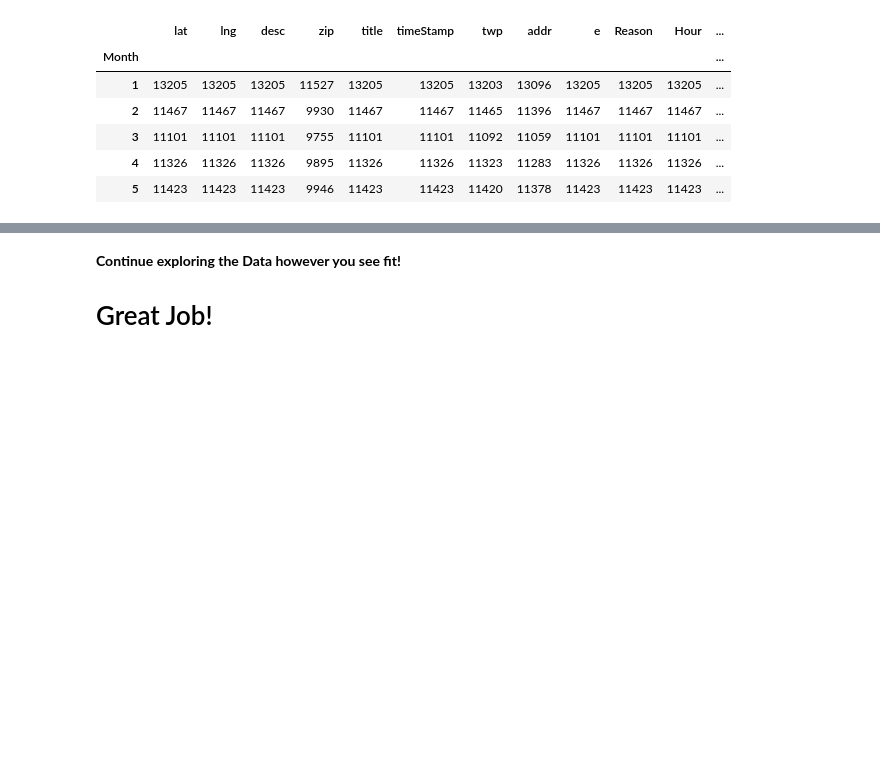
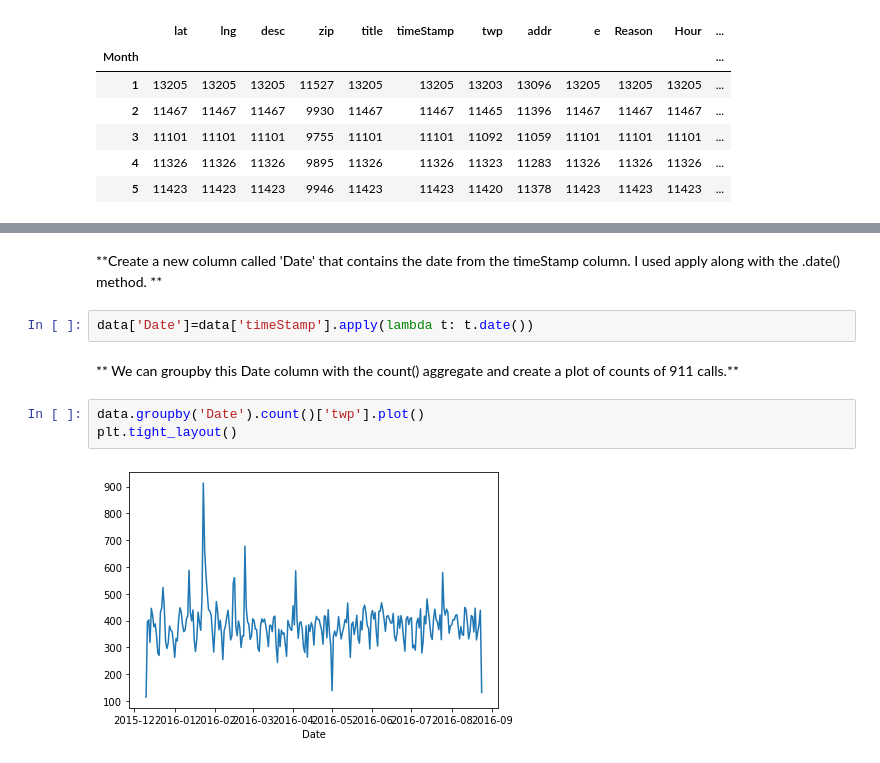
Before and after one commit to azuniga1/Emergency-911-Calls-Fire-Traffic-EMS, a Jupyter notebook: 911 Calls Data Project.ipynb, the cells around one changed output, grey strips where cells are left out. Drawn from its saved outputs; the diff is of its cells as text; blank space fills up the shorter version.

```diff
--- a/911 Calls Data Project.ipynb
+++ b/911 Calls Data Project.ipynb
@@ -282,3 +216,11 @@ ____
-# %% [markdown]
-**Continue exploring the Data however you see fit!**
-# Great Job!
+# %% [markdown]
+**Create a new column called 'Date' that contains the date from the timeStamp column. I used apply along with the .date() method. **
+# %%
+data['Date']=data['timeStamp'].apply(lambda t: t.date())
+# %% [markdown]
+** We can groupby this Date column with the count() aggregate and create a plot of counts of 911 calls.**
+# %%
+data.groupby('Date').count()['twp'].plot()
+plt.tight_layout()
+# %% [output]
+[figure, added]
```
Also changed, not shown: parts of 56 cells of this notebook.
